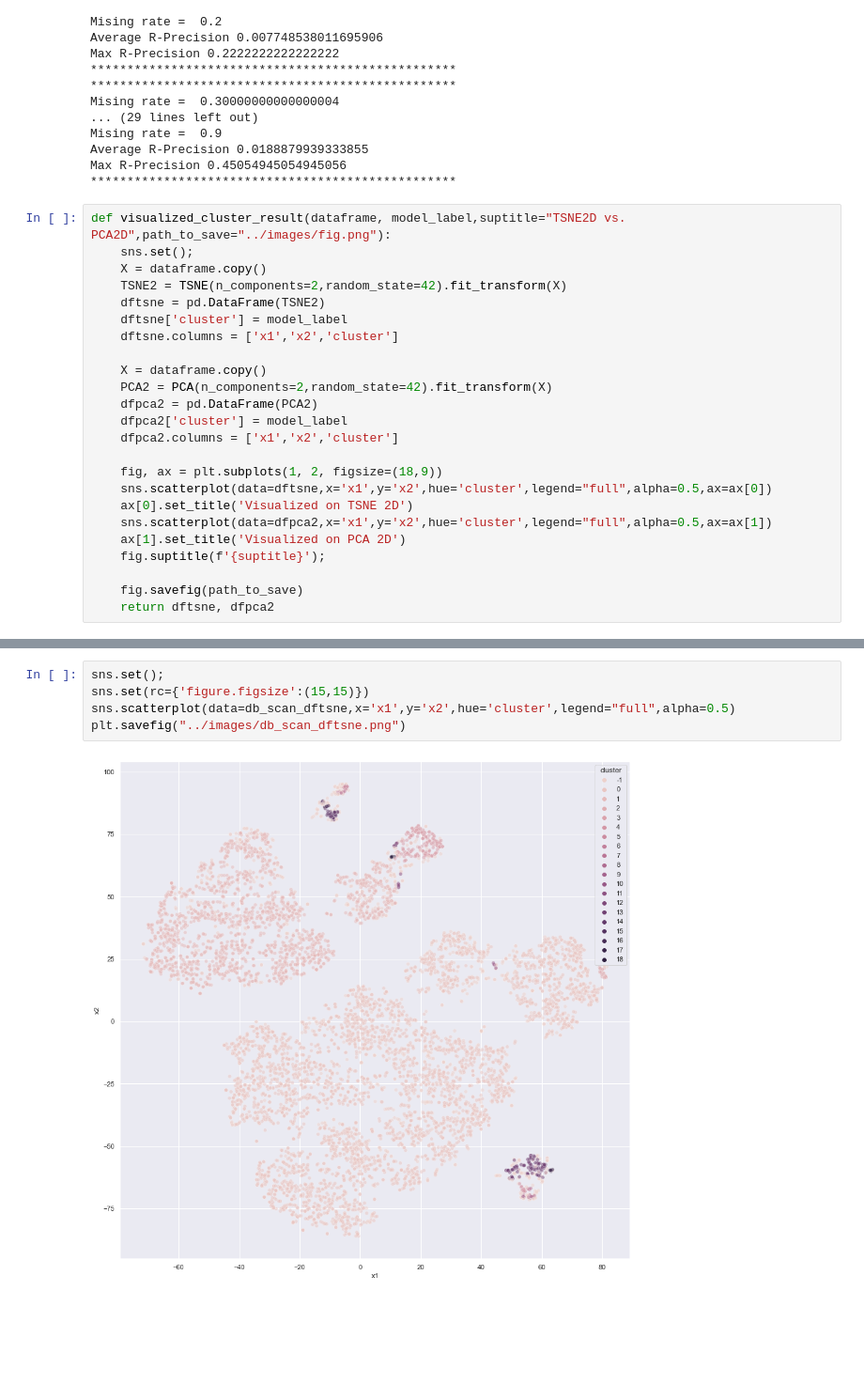
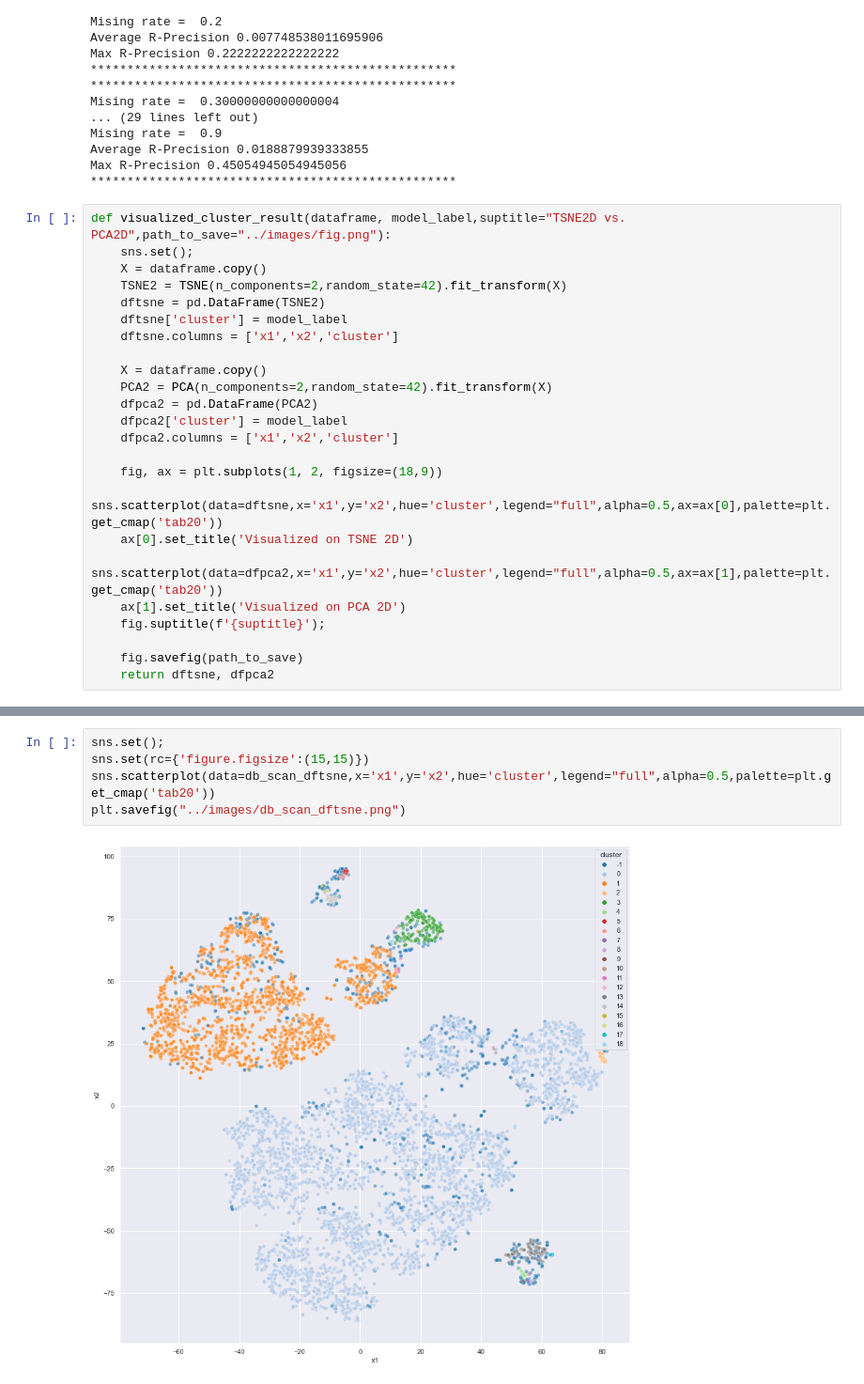
Before and after one commit to t3bol90/Automatic-Music-Playlist-Continuation, a Jupyter notebook: source/model/dbscan.ipynb, the cells around one changed output, grey strips where cells are left out. Shown at 94% size. Saved outputs shown, nothing was run; the diff lists cells and outputs as text; blank space fills up the shorter version.

Commit message:
Visualization: Change Images Colors

```diff
--- a/source/model/dbscan.ipynb
+++ b/source/model/dbscan.ipynb
@@ -629,9 +629,9 @@ def visualized_cluster_result(dataframe, model_label,suptitle="TSNE2D vs. PCA2D"
     dfpca2.columns = ['x1','x2','cluster']
 
     fig, ax = plt.subplots(1, 2, figsize=(18,9))
-    sns.scatterplot(data=dftsne,x='x1',y='x2',hue='cluster',legend="full",alpha=0.5,ax=ax[0])
+    sns.scatterplot(data=dftsne,x='x1',y='x2',hue='cluster',legend="full",alpha=0.5,ax=ax[0],palette=plt.get_cmap('tab20'))
     ax[0].set_title('Visualized on TSNE 2D')
-    sns.scatterplot(data=dfpca2,x='x1',y='x2',hue='cluster',legend="full",alpha=0.5,ax=ax[1])
+    sns.scatterplot(data=dfpca2,x='x1',y='x2',hue='cluster',legend="full",alpha=0.5,ax=ax[1],palette=plt.get_cmap('tab20'))
     ax[1].set_title('Visualized on PCA 2D')
     fig.suptitle(f'{suptitle}');
 
@@ -644,10 +644,10 @@ db_scan_dftsne, db_scan_dfpca2 = visualized_cluster_result(scaled_pd_full_test,l
 # %%
 sns.set();
 sns.set(rc={'figure.figsize':(15,15)})
-sns.scatterplot(data=db_scan_dftsne,x='x1',y='x2',hue='cluster',legend="full",alpha=0.5)
+sns.scatterplot(data=db_scan_dftsne,x='x1',y='x2',hue='cluster',legend="full",alpha=0.5,palette=plt.get_cmap('tab20'))
 plt.savefig("../images/db_scan_dftsne.png")
 # %% [output]
-[figure, old version]
+[figure, new version]
 # %%
 sns.set();
 sns.set(rc={'figure.figsize':(15,15)})
```
Also changed, not shown: parts of 3 cells of this notebook, 8 other files.
